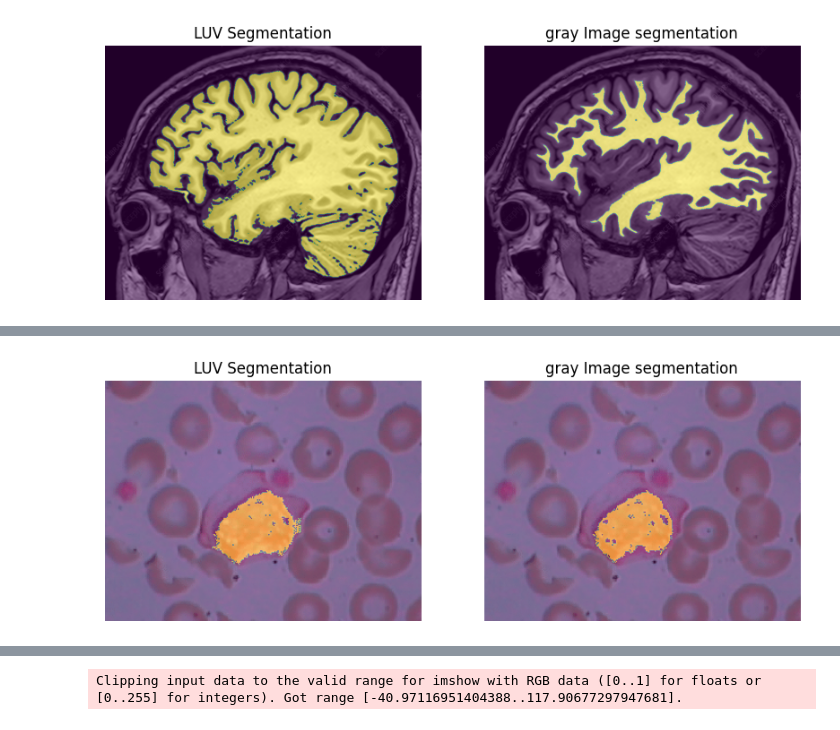
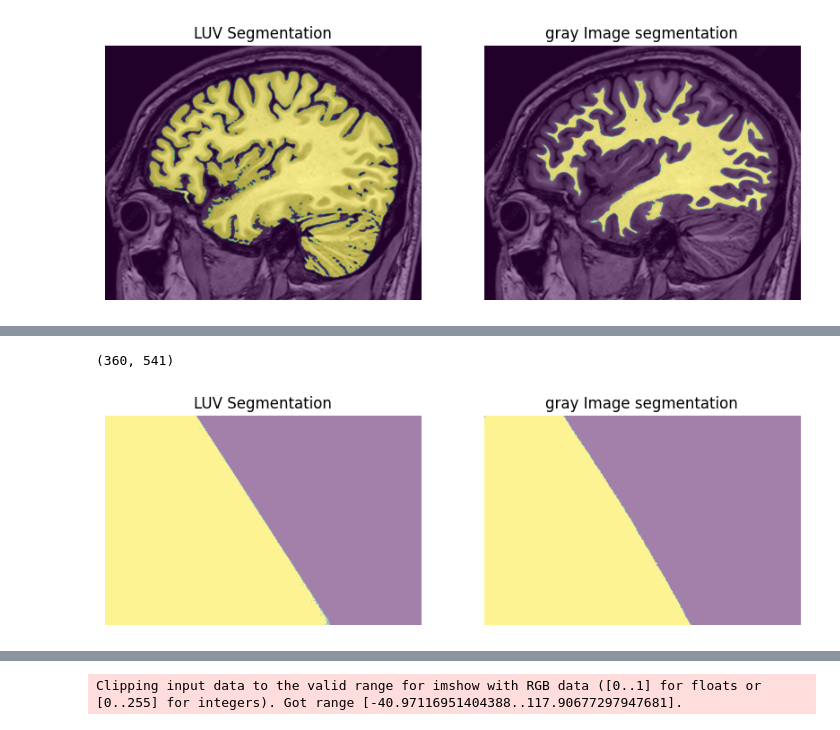
Before and after one commit to MohamedHisham20/CV_threshold_and_segmentation, a Jupyter notebook: feature_growing_segmentation.ipynb, the cells around one changed output, grey strips where cells are left out. Saved outputs shown, nothing was run; the diff lists cells and outputs as text; code cells hidden in the pictures.

```diff
--- a/feature_growing_segmentation.ipynb
+++ b/feature_growing_segmentation.ipynb
@@ -316,7 +316,8 @@ def region_growing(image, seeds, threshold=50, use_luv=True):
     return overall_segmentation
 # %%
 # test image
-image = cv2.imread('segment_images/800wm.jpeg')
+image = cv2.imread('segment_images/2 color.jpg')
+seeds = [(359, 170)]
 segmented_luv = region_growing(image, seeds, threshold=50, use_luv=True)
 # %%
 # Plot the original image and the segmentation
@@ -365,5 +491,7 @@ plt.show()
 # %%
-image = cv2.imread("segment_images/rgb_vs_luv_2.png")
+image = cv2.imread("segment_images/2 color.jpg")
 seeds = [[145, 145]]
+# convert image to qimage
+qimage = QImage(image.data, image.shape[0], image.shape[1],3 * image.shape[0], QImage.Format_RGB888)
 normal_segment = region_growing(image, seeds, threshold=50, use_luv=False)
 luv_segment = region_growing(image, seeds, threshold=50, use_luv=True)
@@ -370,18 +518,23 @@ luv_segment = region_growing(image, seeds, threshold=50, use_luv=True)
+# %%
+print(normal_segment.shape)
+# %% [output]
+(360, 541)
 # %%
+import matplotlib.pyplot as plt
 # plot the segmentation on top of the original image
 plt.figure(figsize=(10, 5))
 plt.subplot(1, 2, 1)
-plt.imshow(image)
+# plt.imshow(image)
 plt.imshow(luv_segment, alpha=0.5)
 plt.title('LUV Segmentation')
 plt.axis('off')
 plt.subplot(1, 2, 2)
-plt.imshow(image)
+# plt.imshow(image)
 plt.imshow(normal_segment, alpha=0.5)
 plt.title('gray Image segmentation')
 plt.axis('off')
 plt.show()
 # %% [output]
-[figure, old version]
+[figure, new version]
 # %%
 luvv_image = rgb_to_luv_vectorized(image)
```
Also changed, not shown: parts of 5 cells of this notebook, 3 other files.
